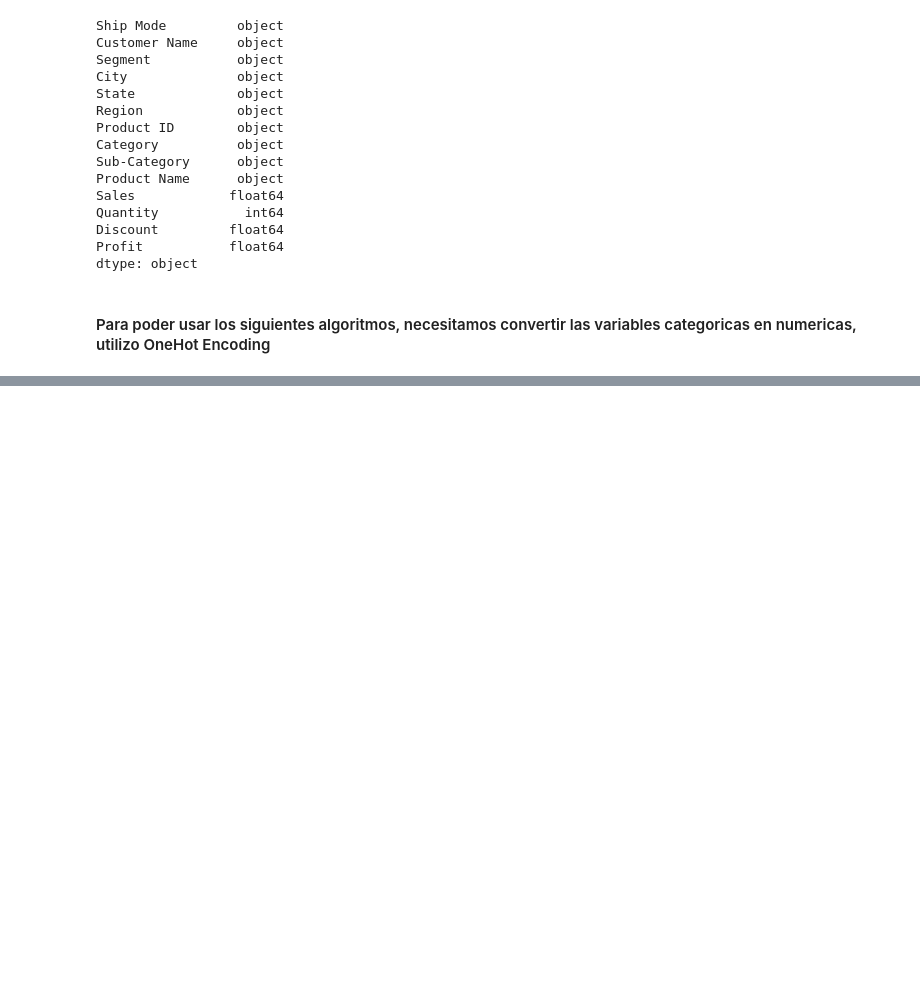
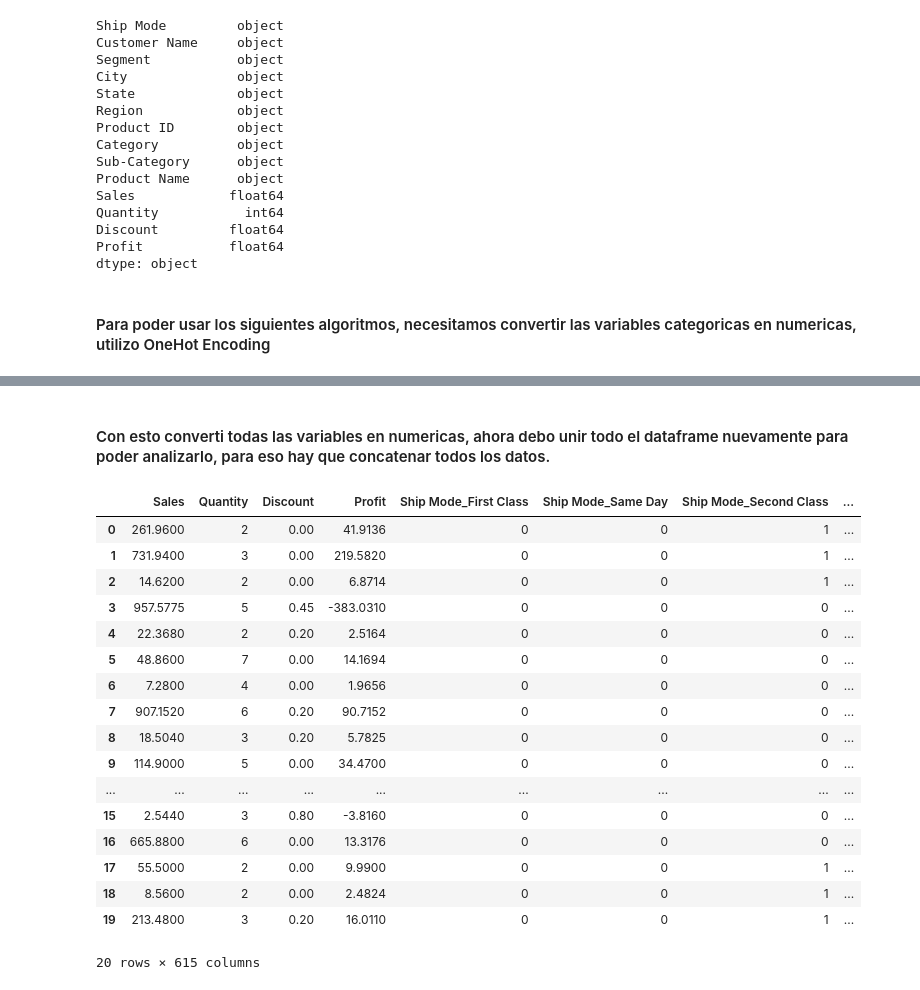
Before and after one commit to NestorDiazDataSC/SuperStore-Sales, a Jupyter notebook: Supermarket.ipynb, the cells around one changed output, grey strips where cells are left out. Cells and saved outputs as stored; diff of their text form; code cells hidden in the pictures; blank space fills up the shorter version.

```diff
--- a/Supermarket.ipynb
+++ b/Supermarket.ipynb
@@ -392,0 +382,4 @@ categoricas.head()
+# %%
+# Agregamos una nueva variable para ver solo las categoricas importantes para el analisis y asi poder determinar como asignar un criterio a cada valor
+categorica=df.filter(["Ship Mode", "Segment", "City", "State", "Region", "Category", "Sub-Category"])
+categorica.head()
@@ -392,0 +428,3 @@ categoricas.head()
+# %%
+cat_numerica=pd.get_dummies(categorica, drop_first=False) #True muestra menos columnas, False muestra valores por cada columna.
+cat_numerica
@@ -392,0 +445,24 @@ categoricas.head()
+# %% [markdown]
+#### Con esto converti todas las variables en numericas, ahora debo unir todo el dataframe nuevamente para poder analizarlo, para eso hay que concatenar todos los datos.
+# %%
+df=pd.concat([numerica, cat_numerica], axis=1)
+df.head(20)
+# %% [output]
+|  | Sales | Quantity | Discount | Profit | Ship Mode_First Class | Ship Mode_Same Day | Ship Mode_Second Class | ... |
+| 0 | 261.9600 | 2 | 0.00 | 41.9136 | 0 | 0 | 1 | ... |
+| 1 | 731.9400 | 3 | 0.00 | 219.5820 | 0 | 0 | 1 | ... |
+| 2 | 14.6200 | 2 | 0.00 | 6.8714 | 0 | 0 | 1 | ... |
+| 3 | 957.5775 | 5 | 0.45 | -383.0310 | 0 | 0 | 0 | ... |
+| 4 | 22.3680 | 2 | 0.20 | 2.5164 | 0 | 0 | 0 | ... |
+| 5 | 48.8600 | 7 | 0.00 | 14.1694 | 0 | 0 | 0 | ... |
+| 6 | 7.2800 | 4 | 0.00 | 1.9656 | 0 | 0 | 0 | ... |
+| 7 | 907.1520 | 6 | 0.20 | 90.7152 | 0 | 0 | 0 | ... |
+| 8 | 18.5040 | 3 | 0.20 | 5.7825 | 0 | 0 | 0 | ... |
+| 9 | 114.9000 | 5 | 0.00 | 34.4700 | 0 | 0 | 0 | ... |
+| ... | ... | ... | ... | ... | ... | ... | ... | ... |
+| 15 | 2.5440 | 3 | 0.80 | -3.8160 | 0 | 0 | 0 | ... |
+| 16 | 665.8800 | 6 | 0.00 | 13.3176 | 0 | 0 | 0 | ... |
+| 17 | 55.5000 | 2 | 0.00 | 9.9900 | 0 | 0 | 1 | ... |
+| 18 | 8.5600 | 2 | 0.00 | 2.4824 | 0 | 0 | 1 | ... |
+| 19 | 213.4800 | 3 | 0.20 | 16.0110 | 0 | 0 | 1 | ... |
+20 rows × 615 columns
```
Also changed, not shown: parts of 16 cells of this notebook.
